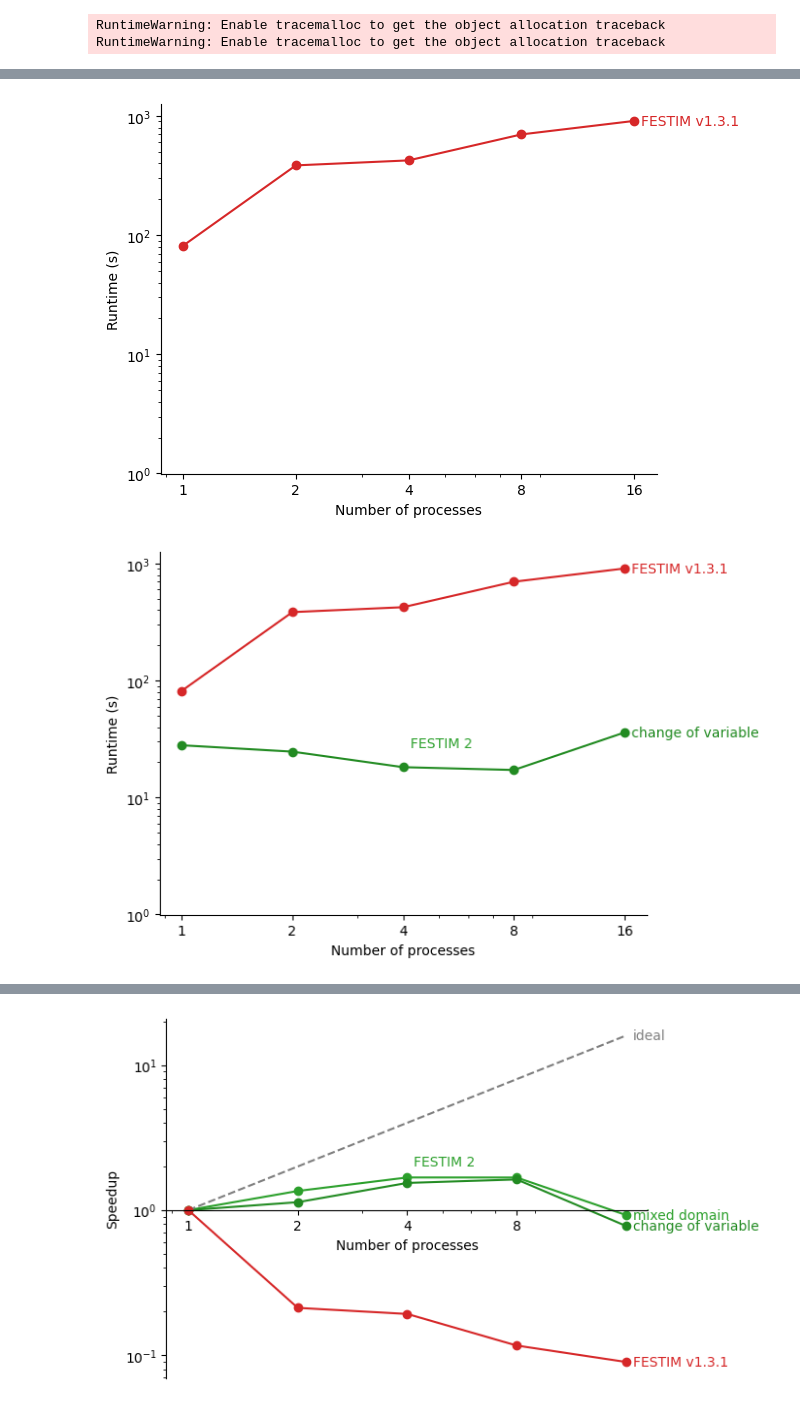
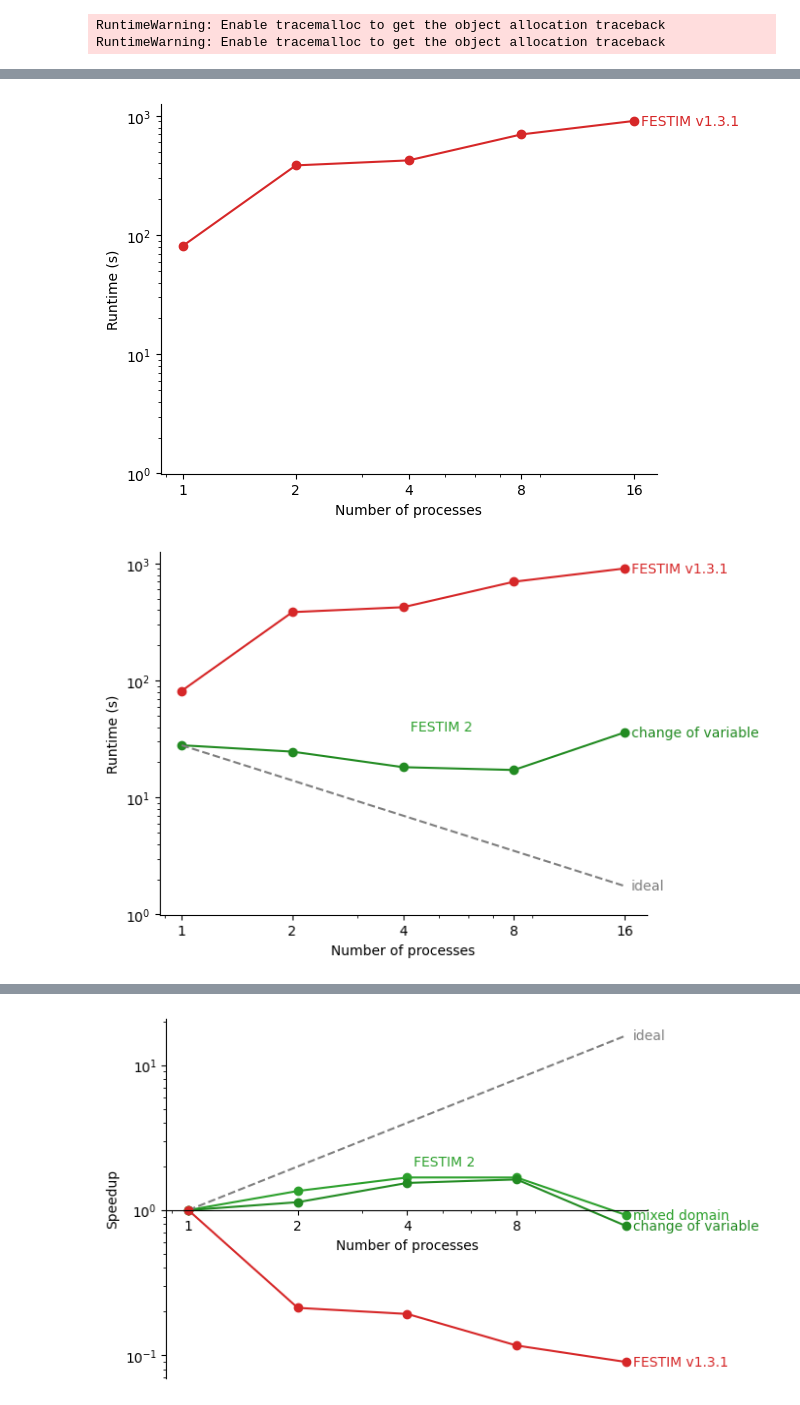
Before and after one commit to RemDelaporteMathurin/festim-benchmark, a Jupyter notebook: case_1_simple/main.ipynb, the cells around one changed output, grey strips where cells are left out. Drawn from its saved outputs; the diff is of its cells as text; code cells hidden in the pictures.

```diff
--- a/case_1_simple/main.ipynb
+++ b/case_1_simple/main.ipynb
@@ -339,24 +339,24 @@ from festim import __version__
 
 
 def plot_runtime(
-    show_mixed: bool = True,
-    show_change_of_var: bool = True,
+    runtimes_mixed: np.ndarray = None,
+    runtimes_change_of_var: np.ndarray = None,
     show_festim_1: bool = True,
     show_ideal: bool = True,
 ):
     lines = []
-    if show_mixed:
+    if runtimes_mixed is not None:
         (l_mixed,) = plt.plot(
-            num_procs, runtimes, marker="o", label=f"mixed domain", color="tab:green"
+            num_procs, runtimes_mixed, marker="o", label=f"mixed domain", color="tab:green"
         )
         lines.append(l_mixed)
         if show_ideal:
             n = np.linspace(1, 16, 100)
             (l_ideal,) = plt.plot(
-                n, runtimes[0] * n**-1, linestyle="--", color="tab:grey"
+                n, runtimes_mixed[0] * n**-1, linestyle="--", color="tab:grey"
             )
             # lines.append(l_ideal)
-    if show_change_of_var:
+    if runtimes_change_of_var is not None:
         (l_change_var,) = plt.plot(
             num_procs,
             runtimes_change_of_var,
@@ -404,10 +404,10 @@ def plot_runtime(
             color=line.get_color(),
         )
 
-    if show_mixed or show_change_of_var:
+    if runtimes_mixed  is not None or runtimes_change_of_var is not None:
         plt.annotate(
             "FESTIM 2",
-            (num_procs[2], runtimes[2]),
+            (num_procs[2], runtimes_change_of_var[2]),
             textcoords="offset points",
             xytext=(5, 30),
             ha="left",
@@ -430,25 +430,25 @@ def plot_runtime(
     plt.gca().spines["right"].set_visible(False)
 
 # show everything
-plot_runtime()
+plot_runtime(runtimes_change_of_var=runtimes_change_of_var, runtimes_mixed=runtimes, show_ideal=True)
 ylim = plt.gca().get_ylim()
 xlim = plt.gca().get_xlim()
 plt.show()
 
 # only festim1
-plot_runtime(show_change_of_var=False, show_mixed=False)
+plot_runtime()
 plt.gca().set_ylim(ylim)
 plt.gca().set_xlim(xlim)
 plt.show()
 
 # festim1 + change of var
-plot_runtime(show_change_of_var=True, show_mixed=False, show_ideal=False)
+plot_runtime(runtimes_change_of_var=runtimes_change_of_var)
 plt.gca().set_ylim(ylim)
 plt.gca().set_xlim(xlim)
 plt.show()
 
 # festim1 + change of var + mixed
-plot_runtime(show_change_of_var=True, show_mixed=True, show_ideal=False)
+plot_runtime(runtimes_change_of_var=runtimes_change_of_var, runtimes_mixed=runtimes, show_ideal=False)
 plt.gca().set_ylim(ylim)
 plt.gca().set_xlim(xlim)
 plt.show()
@@ -457,2 +457,2 @@ plt.show()
 [figure]
-[figure, old version]
+[figure, new version]
```
Also changed, not shown: parts of 2 cells of this notebook.
